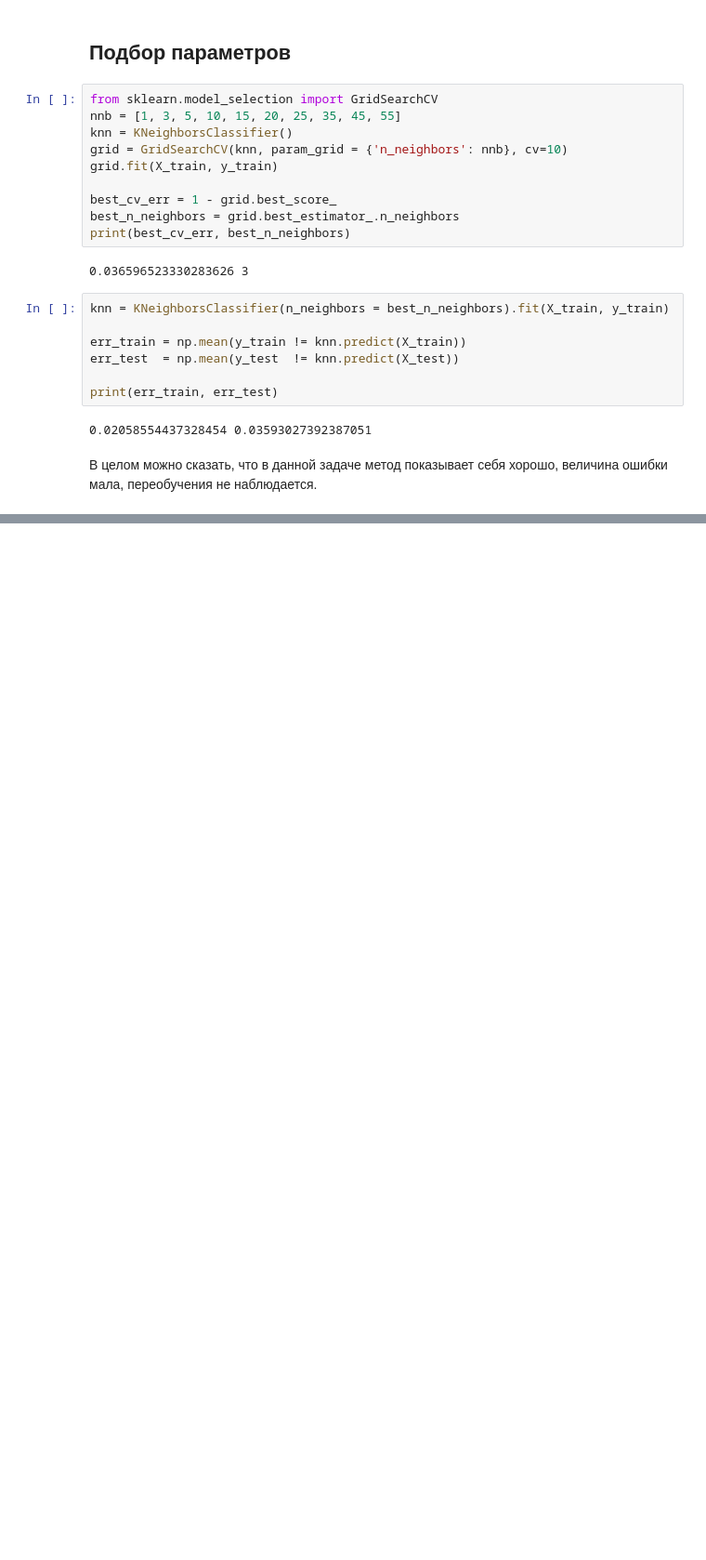
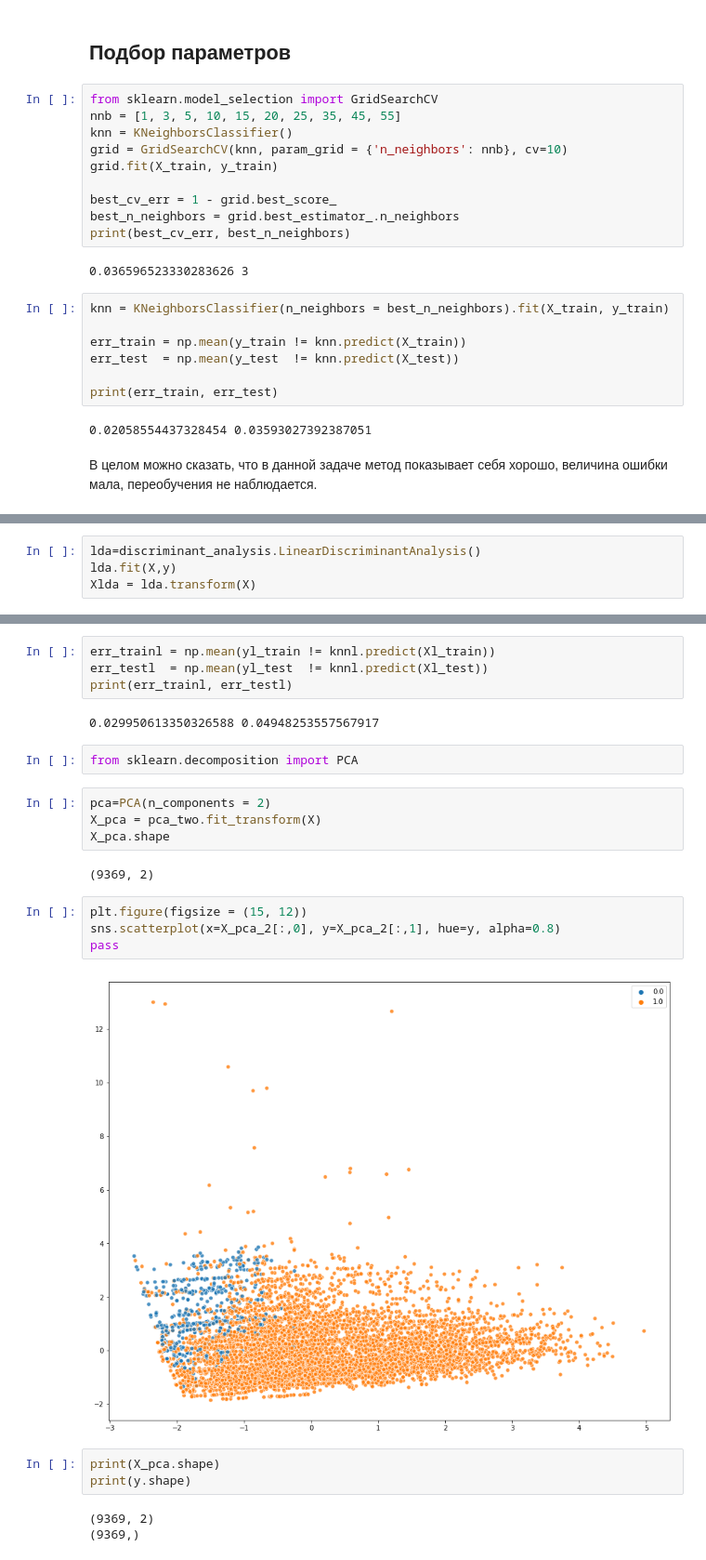
Before and after one commit to ros0672/MachineLearning_Task, a Jupyter notebook: Cars_1st.ipynb, the cells around one changed output, grey strips where cells are left out. Shown at 93% size. Cells and saved outputs as stored; diff of their text form; blank space fills up the shorter version.

```diff
--- a/Cars_1st.ipynb
+++ b/Cars_1st.ipynb
@@ -1033,0 +1038,4 @@ print(err_train, err_test)
+# %%
+lda=discriminant_analysis.LinearDiscriminantAnalysis()
+lda.fit(X,y)
+Xlda = lda.transform(X)
@@ -1033,0 +1050,26 @@ print(err_train, err_test)
+# %%
+err_trainl = np.mean(yl_train != knnl.predict(Xl_train))
+err_testl  = np.mean(yl_test  != knnl.predict(Xl_test))
+print(err_trainl, err_testl)
+# %% [output]
+0.029950613350326588 0.04948253557567917
+# %%
+from sklearn.decomposition import PCA
+# %%
+pca=PCA(n_components = 2)
+X_pca = pca_two.fit_transform(X)
+X_pca.shape
+# %% [output]
+(9369, 2)
+# %%
+plt.figure(figsize = (15, 12))
+sns.scatterplot(x=X_pca_2[:,0], y=X_pca_2[:,1], hue=y, alpha=0.8)
+pass
+# %% [output]
+[figure, added]
+# %%
+print(X_pca.shape)
+print(y.shape)
+# %% [output]
+(9369, 2)
+(9369,)
```
Also changed, not shown: parts of 11 cells of this notebook.
